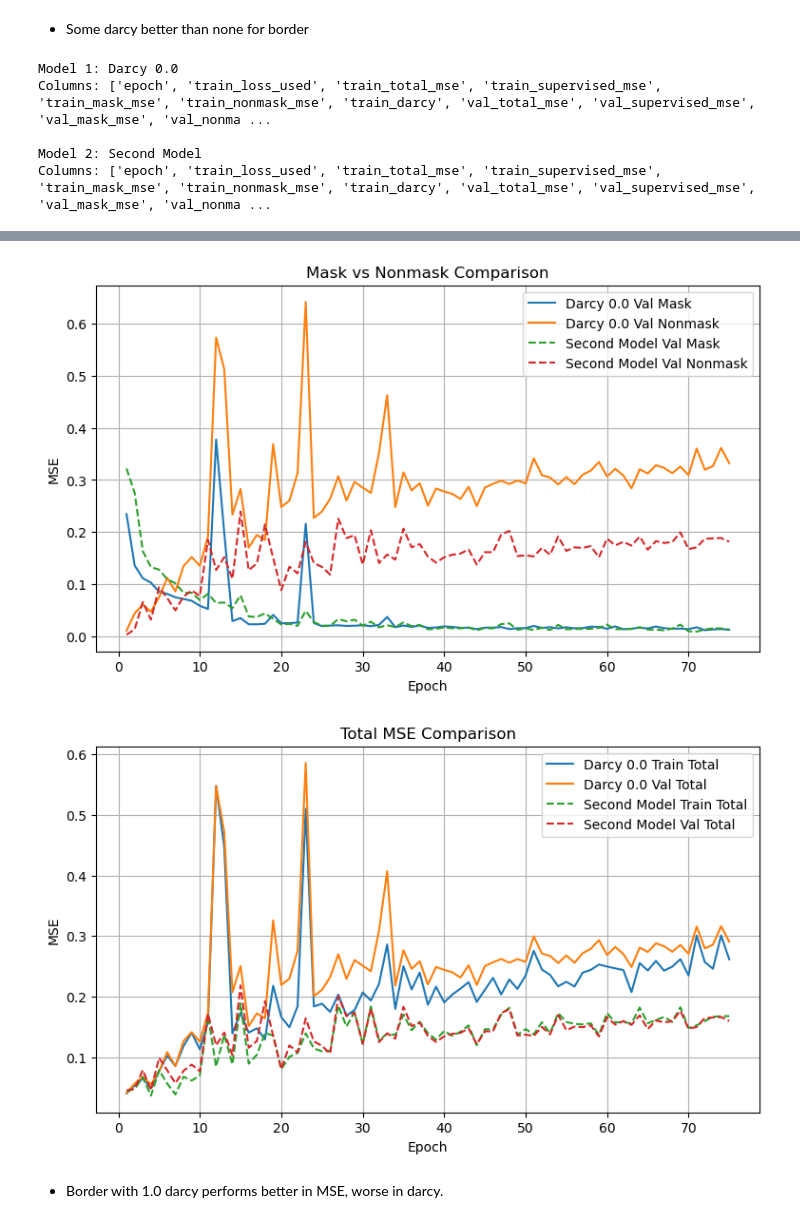
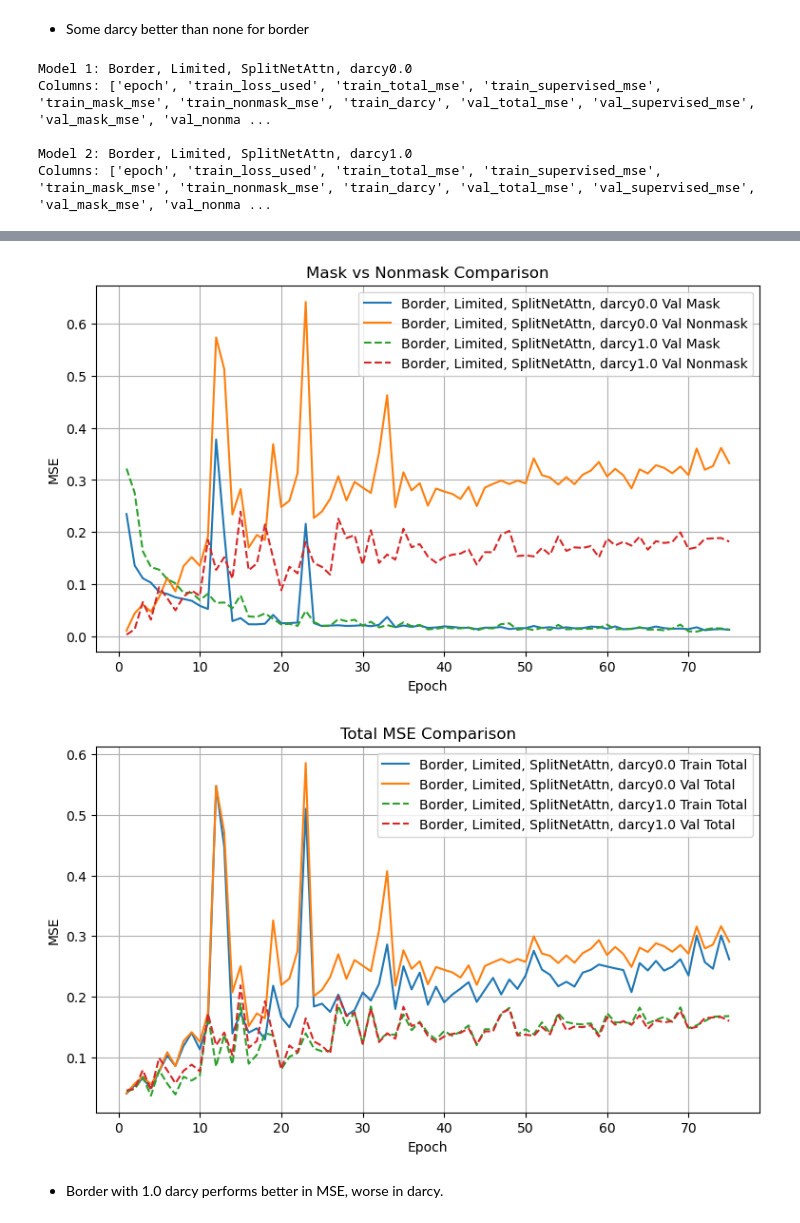
Before and after one commit to JadenLews/Learning, a Jupyter notebook: DeepLearn/physics/0506_analysis_model_compare.ipynb, the cells around one changed output, grey strips where cells are left out. Cells and saved outputs as stored; diff of their text form; code cells hidden in the pictures.

```diff
--- a/DeepLearn/physics/0506_analysis_model_compare.ipynb
+++ b/DeepLearn/physics/0506_analysis_model_compare.ipynb
@@ -154,12 +154,12 @@ path2 = (
 compare_histories(
     path1,
     path2,
-    label1="Darcy 0.0",
-    label2="Second Model"
+    label1="Border, Limited, SplitNetAttn, darcy0.0",
+    label2="Border, Limited, SplitNetAttn, darcy1.0"
 )
 # %% [output]
-Model 1: Darcy 0.0
+Model 1: Border, Limited, SplitNetAttn, darcy0.0
 Columns: ['epoch', 'train_loss_used', 'train_total_mse', 'train_supervised_mse', 'train_mask_mse', 'train_nonmask_mse', 'train_darcy', 'val_total_mse', 'val_supervised_mse', 'val_mask_mse', 'val_nonma ...
 
-Model 2: Second Model
+Model 2: Border, Limited, SplitNetAttn, darcy1.0
 Columns: ['epoch', 'train_loss_used', 'train_total_mse', 'train_supervised_mse', 'train_mask_mse', 'train_nonmask_mse', 'train_darcy', 'val_total_mse', 'val_supervised_mse', 'val_mask_mse', 'val_nonma ...
@@ -168,5 +168,5 @@ Columns: ['epoch', 'train_loss_used', 'train_total_mse', 'train_supervised_mse',
-[figure, old version]
+[figure, new version]
-[figure, old version]
+[figure, new version]
 # %% [markdown]
 * Border with 1.0 darcy performs better in MSE, worse in darcy.
 # %%
```
Also changed, not shown: parts of 6 cells of this notebook, 16 other files.
